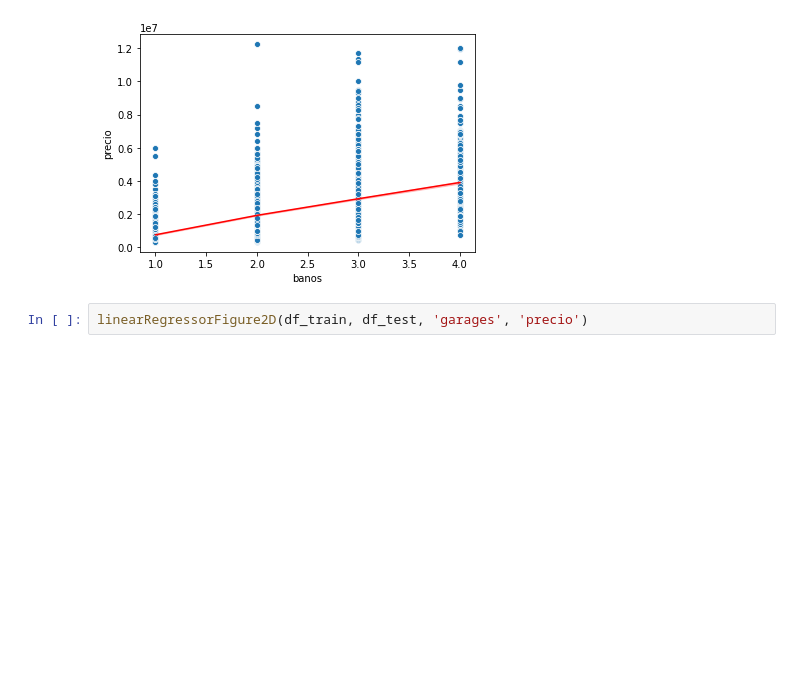
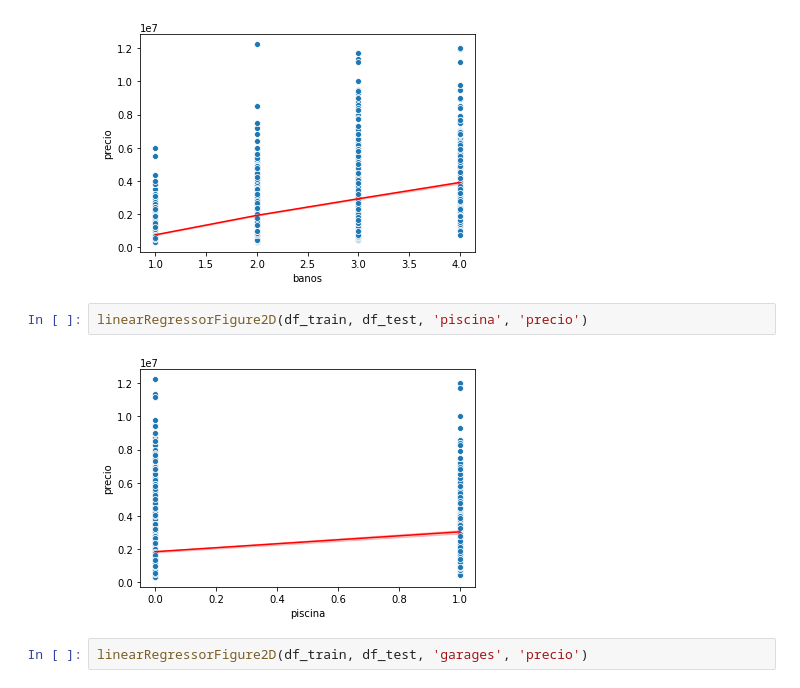
Before and after one commit to brianarrondo/metnum-tp3, a Jupyter notebook: notebooks/Experimentacion.ipynb, the cells around one changed output. Drawn from its saved outputs; the diff is of its cells as text; blank space fills up the shorter version.

```diff
--- a/notebooks/Experimentacion.ipynb
+++ b/notebooks/Experimentacion.ipynb
@@ -217,6 +216,10 @@ linearRegressorFigure2D(df_train, df_test, 'habitaciones', 'precio')
 linearRegressorFigure2D(df_train, df_test, 'banos', 'precio')
 # %% [output]
 [figure]
+# %%
+linearRegressorFigure2D(df_train, df_test, 'piscina', 'precio')
+# %% [output]
+[figure, added]
 # %%
 linearRegressorFigure2D(df_train, df_test, 'garages', 'precio')
 # %% [output]
```
Also changed, not shown: parts of 48 cells of this notebook, 18 other files.
